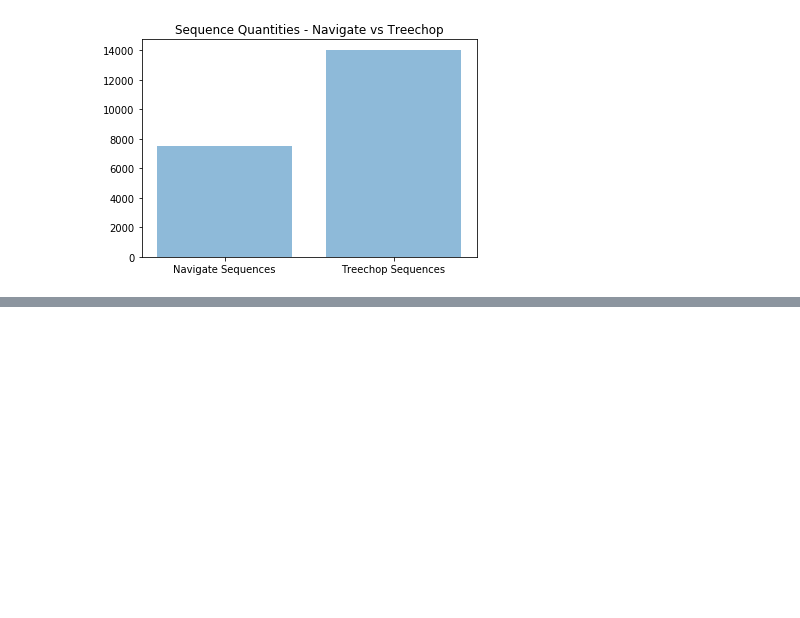
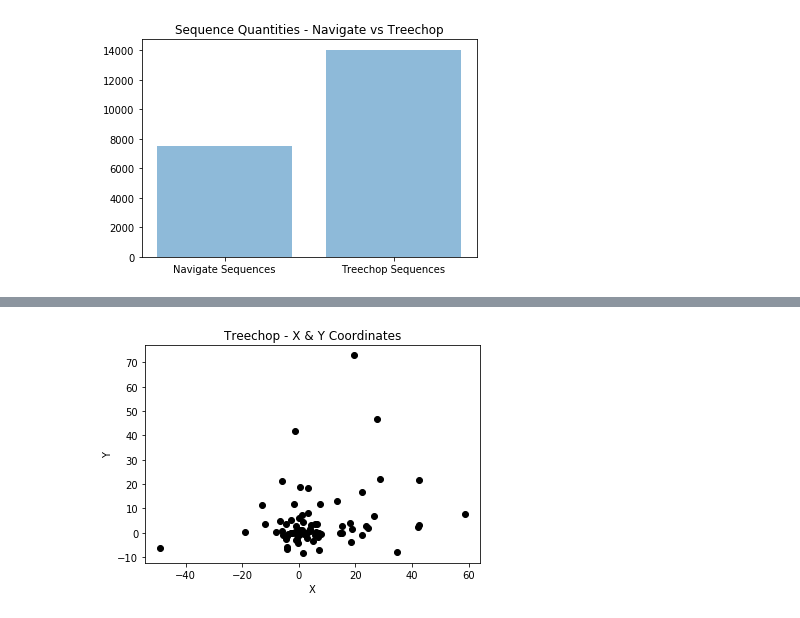
Before and after one commit to DaniellePotts/Masters-Dissertation, a Jupyter notebook: graphs/Data visualisations.ipynb, the cells around one changed output, grey strips where cells are left out. Drawn from its saved outputs; the diff is of its cells as text; code cells hidden in the pictures; blank space fills up the shorter version.

```diff
--- a/graphs/Data visualisations.ipynb
+++ b/graphs/Data visualisations.ipynb
@@ -112,0 +158,9 @@ plt.show()
+# %%
+x = coords['x'].values
+y = coords['y'].values
+plt.ylabel('Y')
+plt.xlabel('X')
+plt.title('Treechop - X & Y Coordinates')
+plt.plot(x, y, 'o', color='black');
+# %% [output]
+[figure, added]
```
Also changed, not shown: parts of 8 cells of this notebook, 3 other files.
